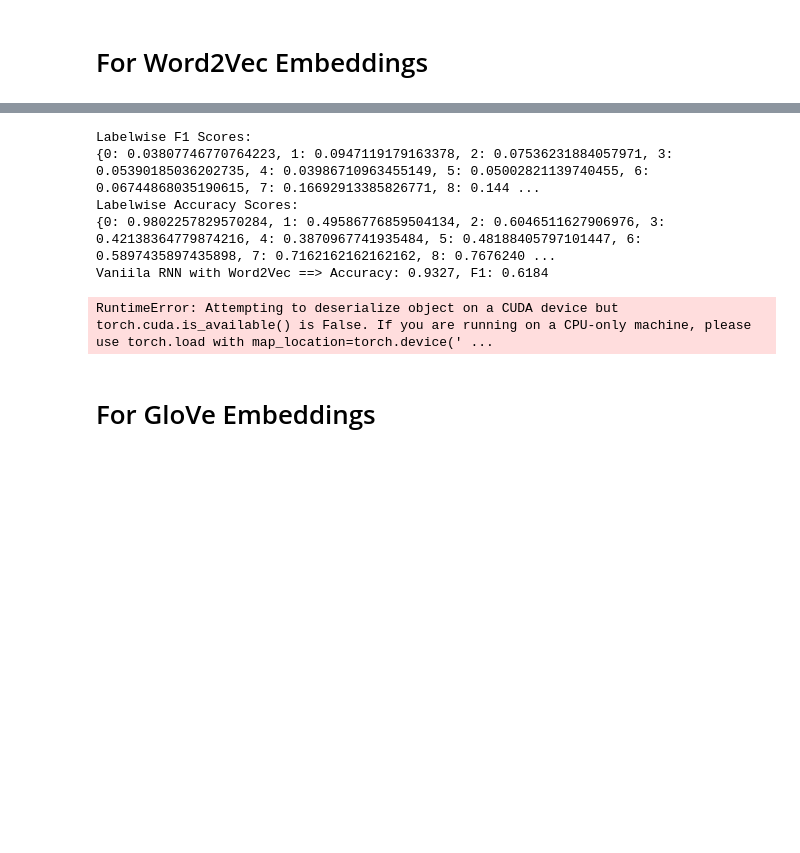
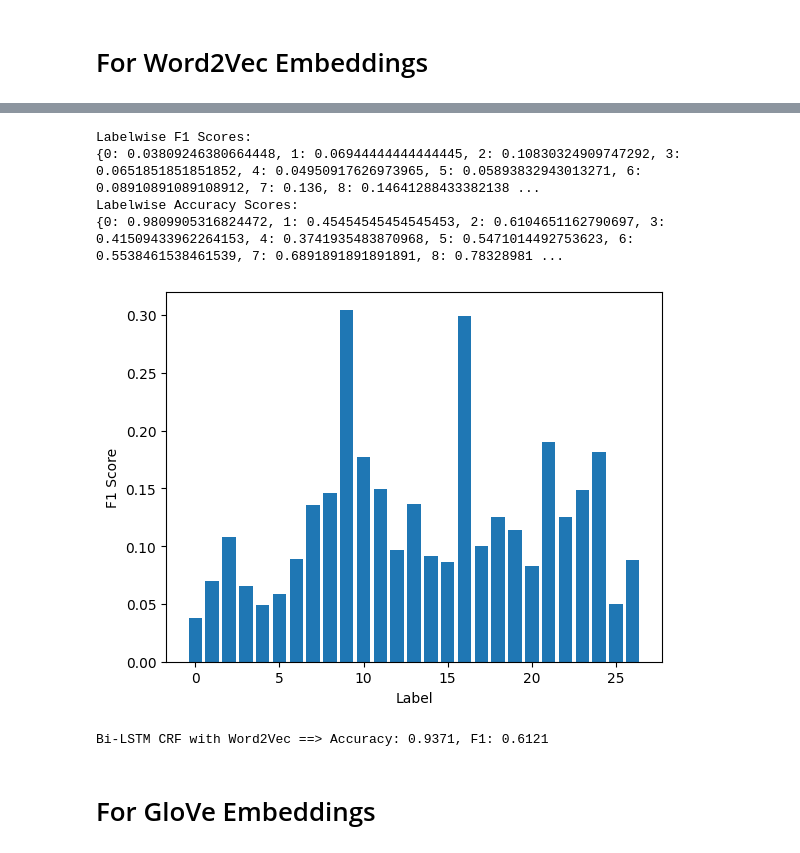
Before and after one commit to devKhush/Natural-Language-Processing-Assignments, a Jupyter notebook: Assignment-2/Q1-Named-Entity-Recognition/model4_BiLSTMCRF.ipynb, the cells around one changed output, grey strips where cells are left out. Saved outputs shown, nothing was run; the diff lists cells and outputs as text; code cells hidden in the pictures; blank space fills up the shorter version.

```diff
--- a/Assignment-2/Q1-Named-Entity-Recognition/model4_BiLSTMCRF.ipynb
+++ b/Assignment-2/Q1-Named-Entity-Recognition/model4_BiLSTMCRF.ipynb
@@ -321,9 +322,10 @@ plot(training_loss, validation_loss, training_f1, validation_f1)
 # %%
-test_accuracy, test_f1 = test("t1_model4_word2vec.pt", word2vec, test_data, device='cuda', show_labelwise=True, plot=False)
-print(("Vaniila RNN with Word2Vec ==> Accuracy: {:.4f}, F1: {:.4f}").format(test_accuracy, test_f1))
+test_accuracy, test_f1 = test("t1_model4_word2vec.pt", word2vec, test_data, device='cuda', show_labelwise=True, plot=True)
+print(("Bi-LSTM CRF with Word2Vec ==> Accuracy: {:.4f}, F1: {:.4f}").format(test_accuracy, test_f1))
 # %% [output]
 Labelwise F1 Scores:
-{0: 0.03807746770764223, 1: 0.0947119179163378, 2: 0.07536231884057971, 3: 0.05390185036202735, 4: 0.03986710963455149, 5: 0.05002821139740455, 6: 0.06744868035190615, 7: 0.16692913385826771, 8: 0.144 ...
+{0: 0.03809246380664448, 1: 0.06944444444444445, 2: 0.10830324909747292, 3: 0.0651851851851852, 4: 0.04950917626973965, 5: 0.05893832943013271, 6: 0.08910891089108912, 7: 0.136, 8: 0.14641288433382138 ...
 Labelwise Accuracy Scores:
-{0: 0.9802257829570284, 1: 0.49586776859504134, 2: 0.6046511627906976, 3: 0.42138364779874216, 4: 0.3870967741935484, 5: 0.48188405797101447, 6: 0.5897435897435898, 7: 0.7162162162162162, 8: 0.7676240 ...
-Vaniila RNN with Word2Vec ==> Accuracy: 0.9327, F1: 0.6184
+{0: 0.9809905316824472, 1: 0.45454545454545453, 2: 0.6104651162790697, 3: 0.41509433962264153, 4: 0.3741935483870968, 5: 0.5471014492753623, 6: 0.5538461538461539, 7: 0.6891891891891891, 8: 0.78328981 ...
+[figure, added]
+Bi-LSTM CRF with Word2Vec ==> Accuracy: 0.9371, F1: 0.6121
@@ -332,8 +332,3 @@ Vaniila RNN with Word2Vec ==> Accuracy: 0.9327, F1: 0.6184
-# %%
-test_accuracy, test_f1 = test("t1_model4_word2vec.pt", word2vec, test_data, device='cpu', show_labelwise=True, plot=True)
-print(("Bi-LSTM CRF with Word2Vec ==> Accuracy: {:.4f}, F1: {:.4f}").format(test_accuracy, test_f1))
-# %% [output]
-RuntimeError: Attempting to deserialize object on a CUDA device but torch.cuda.is_available() is False. If you are running on a CPU-only machine, please use torch.load with map_location=torch.device(' ...
 # %% [markdown]
 # For GloVe Embeddings
 # %%
```
Also changed, not shown: parts of 18 cells of this notebook, 7 other files.
